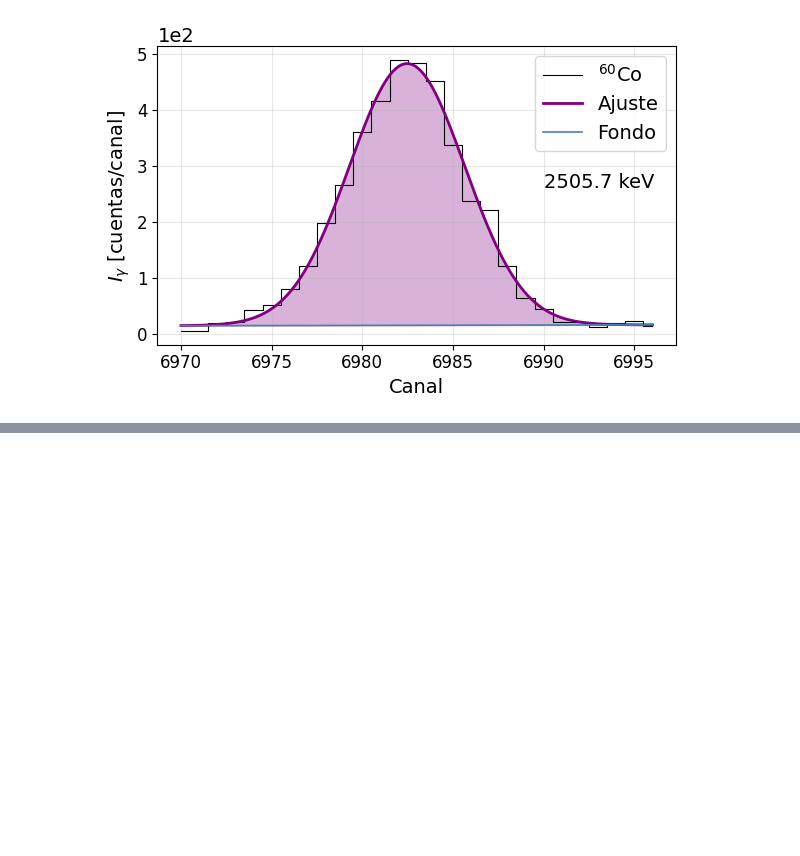
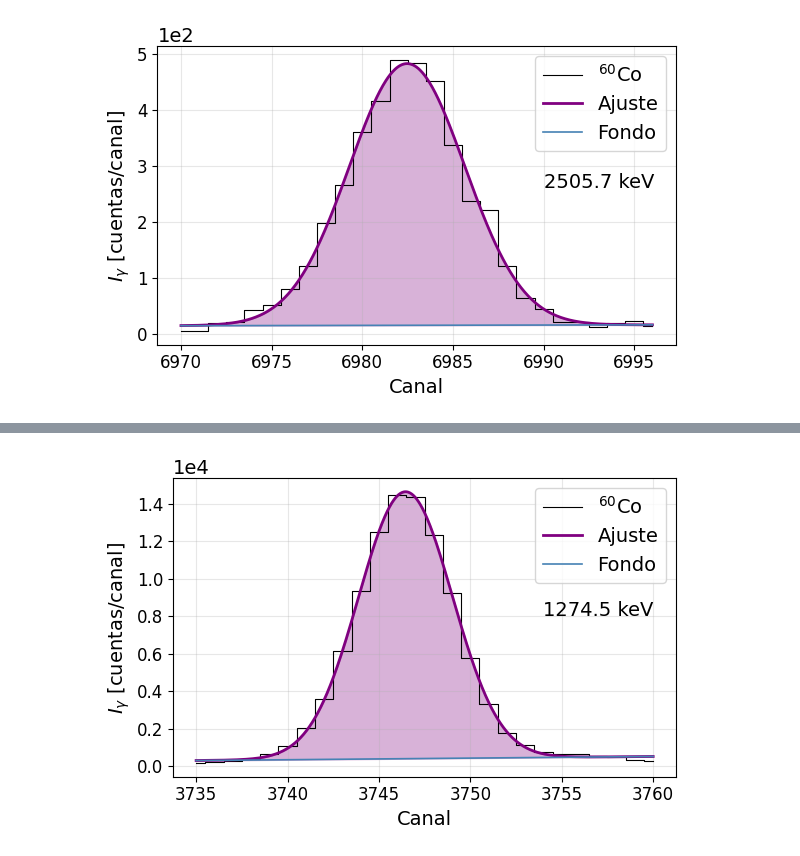
Before and after one commit to asarria48/Nuclear-physics, a Jupyter notebook: Informe3.ipynb, the cells around one changed output, grey strips where cells are left out. Saved outputs shown, nothing was run; the diff lists cells and outputs as text; code cells hidden in the pictures; blank space fills up the shorter version.

Commit message:
Ajuste del sodio 22, 1274.5 keV cocn tablita

```diff
--- a/Informe3.ipynb
+++ b/Informe3.ipynb
@@ -574,0 +577,94 @@ Int      = 3737(11)
+# %%
+def leer_xy(archivo):
+    data = pd.read_csv(archivo, sep=r"\s+", header=None, names=["canal", "cuentas"])
+    return data
+
+archivo = "calibracionNaCoCoCs-Ge8K.xy"
+data = leer_xy(archivo)
+
+x = data['canal'].values
+y = data['cuentas'].values
+
+def gauss_bg(x, mu, sigma, A, a0, a1):                                                   # ajuste gaussiano con fondo lineal
+    return A * np.exp(-0.5 * ((x - mu) / sigma)**2) + a0 + a1 * x
+
+
+def fwhm(sigma): return 2.3458 * sigma                                                             # FWHM
+def dfwhm(dsigma): return 2.3458 * dsigma                                                          # incertidumbre del FWHM
+def intensidad(A, sigma): return A * sigma * np.sqrt(2 * np.pi)                                   # I
+def dintensidad(A, sigma, dA, dsigma):                                                            # incertidumbre de I
+    return np.sqrt((sigma * np.sqrt(2*np.pi) * dA)**2 + (A * np.sqrt(2*np.pi) * dsigma)**2)
+
+
+
+def format_unc(value, error):                                                                     # incertidumbre en forma compacta
+    if error == 0 or np.isnan(error):
+        return f"{value:.4g}"
+    exp_err = int(np.floor(np.log10(abs(error))))
+    digits = max(0, -exp_err + 1)
+    value_rounded = round(value, digits)
+    err_rounded = int(round(error * 10**(-exp_err + 1)))
+    if digits > 0:
+        return f"{value_rounded:.{digits}f}({err_rounded})"
+    else:
+        return f"{int(round(value_rounded))}({err_rounded})"
+
+# Pico de 661 keV
+x_min, x_max = 3735, 3760
+mask = (x >= x_min) & (x <= x_max)
+x_region, y_region = x[mask], y[mask]
+
+mu2_guess = x_region[np.argmax(y_region)]
+A2_guess = y_region.max()
+sigma2_guess = 4.0
+a0_guess2 = np.median(y_region)
+a1_guess2 = 0.0
+p0_2 = [mu2_guess, sigma2_guess, A2_guess, a0_guess2, a1_guess2]
+
+popt2, pcov2 = curve_fit(gauss_bg, x_region, y_region, p0=p0_2, maxfev=10000)
+perr2 = np.sqrt(np.diag(pcov2))
+
+
+print("\n=== Parámetros ===")
+μ, σ, A, a0, a1 = popt2
+dμ, dσ, dA, da0, da1 = perr2
+labels2 = ["μ", "σ", "FWHM", "Int"]
+values2 = [μ, σ, fwhm(σ), intensidad(A, σ)]
+errors2 = [dμ, dσ, dfwhm(dσ), dintensidad(A, σ, dA, dσ)]
+
+
+for lbl, val, err in zip(labels2, values2, errors2):
+    print(f"{lbl:8s} = {format_unc(val, err)}")
+
+
+xf = np.linspace(x_region.min(), x_region.max(), 800)
+fit = gauss_bg(xf, *popt2)
+bg = popt2[3] + popt2[4] * xf
+
+
+for (xr, yr, xf, fit, bg, color, title) in [
+    (x_region, y_region, xf, fit, bg, "purple", "Pico ($^{60}$Co)")
+]:
+    fig, ax = plt.subplots(figsize=(6, 4))
+
+    ax.step(xr, yr, where='mid', color='black', lw=0.8, label='$^{60}$Co')
+    ax.plot(xf, fit, color=color, lw=2, label='Ajuste')
+    ax.plot(xf, bg, color='steelblue', lw=1.2, label='Fondo')
+    ax.fill_between(xf, bg, fit, where=(fit > bg), color=color, alpha=0.3)
+
+    ax.set_xlabel("Canal", fontsize=14)
+    ax.set_ylabel("$I_\\gamma$ [cuentas/canal]", fontsize=14)
+
+
+    ax.ticklabel_format(style='sci', axis='y', scilimits=(0, 0))
+    ax.yaxis.get_offset_text().set_fontsize(14)
+
+    ax.tick_params(axis='both', labelsize=12)
+
+    ax.legend(fontsize=14)
+    plt.text(3754, 0.8*1e4, '1274.5 keV', fontsize=14)
+    ax.grid(alpha=0.3)
+
+    plt.tight_layout()
+    plt.show()
+# %% [output]
@@ -574,0 +676 @@ Int      = 3737(11)
+[figure, added]
```
Also changed, not shown: parts of 2 cells of this notebook.
